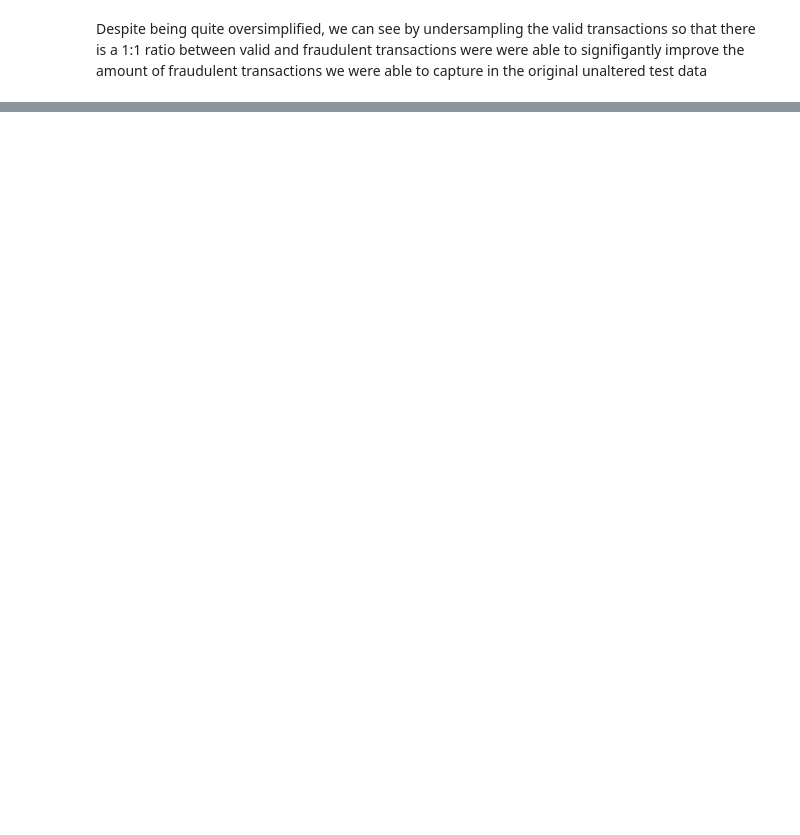
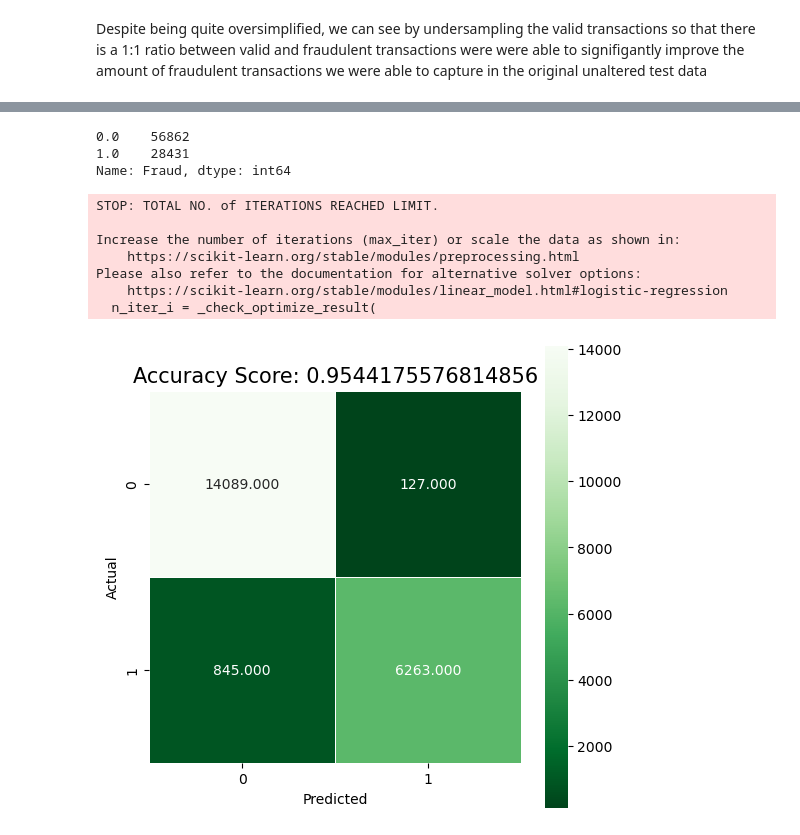
Before and after one commit to ShaneR31/Flatiron-Capstone, a Jupyter notebook: working_notebook.ipynb, the cells around one changed output, grey strips where cells are left out. Drawn from its saved outputs; the diff is of its cells as text; code cells hidden in the pictures; blank space fills up the shorter version.

Commit message:
modified functions and added smote

```diff
--- a/working_notebook.ipynb
+++ b/working_notebook.ipynb
@@ -190,0 +201,11 @@ Despite being quite oversimplified, we can see by undersampling the valid transa
+# %%
+# This cell combines SMOTE oversampling of the minority class with undersampling of the majority class
+
+oversample = SMOTE()
+# synthetically upsample fraudulent cases to comprise 10% of dataset
+over = SMOTE(sampling_strategy=0.1)
+# random sampling to reduce majority class to 50% more than minority class
+under = RandomUnderSampler(sampling_strategy=0.5)
+smote_over_under = Pipeline([('over', over), ('under', under)])
+# %%
+X_smote, y_smote = smote_over_under.fit_resample(X_base, y_base)
@@ -190,0 +228,19 @@ Despite being quite oversimplified, we can see by undersampling the valid transa
+# %%
+y_smote.value_counts()
+# %% [output]
+0.0    56862
+1.0    28431
+Name: Fraud, dtype: int64
+# %%
+# Logistic regression model trained with hybrid SMOTE and undersampling
+model_3, X_test_smote, y_test_smote = train_logistic_regression(X_smote, y_smote)
+plot_confusion_matrix(model_3, X_test_smote, y_test_smote)
+# %% [output]
+STOP: TOTAL NO. of ITERATIONS REACHED LIMIT.
+
+Increase the number of iterations (max_iter) or scale the data as shown in:
+    https://scikit-learn.org/stable/modules/preprocessing.html
+Please also refer to the documentation for alternative solver options:
+    https://scikit-learn.org/stable/modules/linear_model.html#logistic-regression
+  n_iter_i = _check_optimize_result(
+[figure, added]
```
Also changed, not shown: parts of 11 cells of this notebook.
